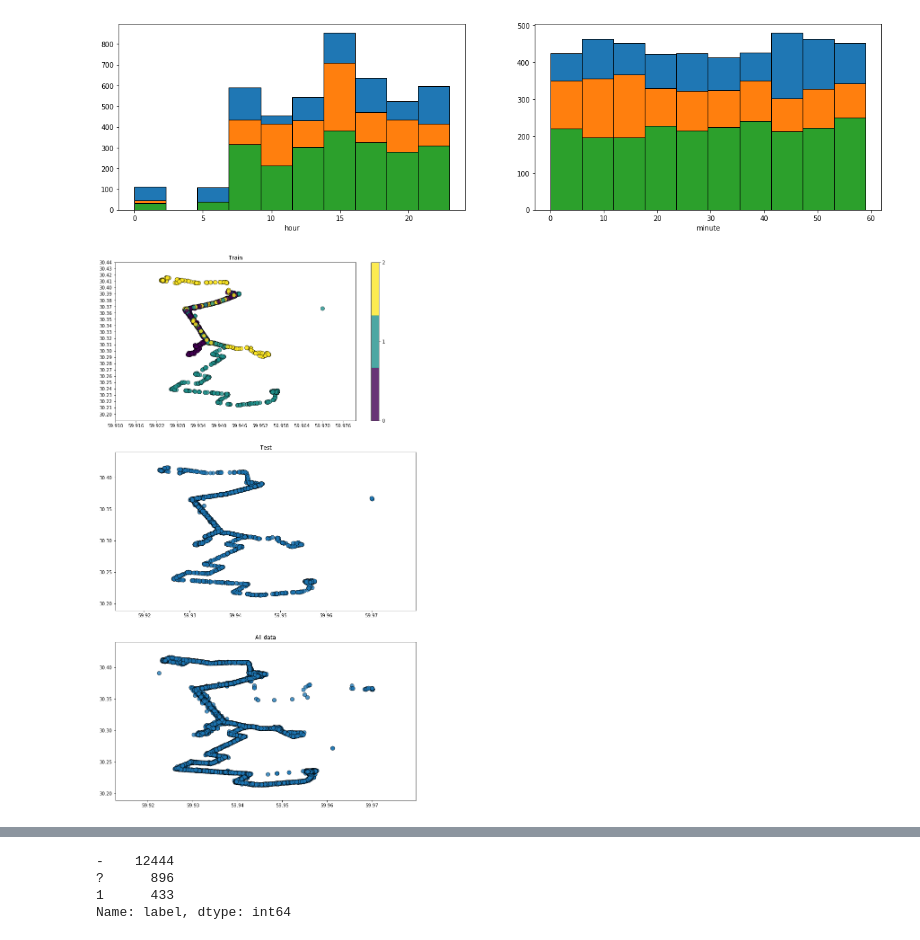
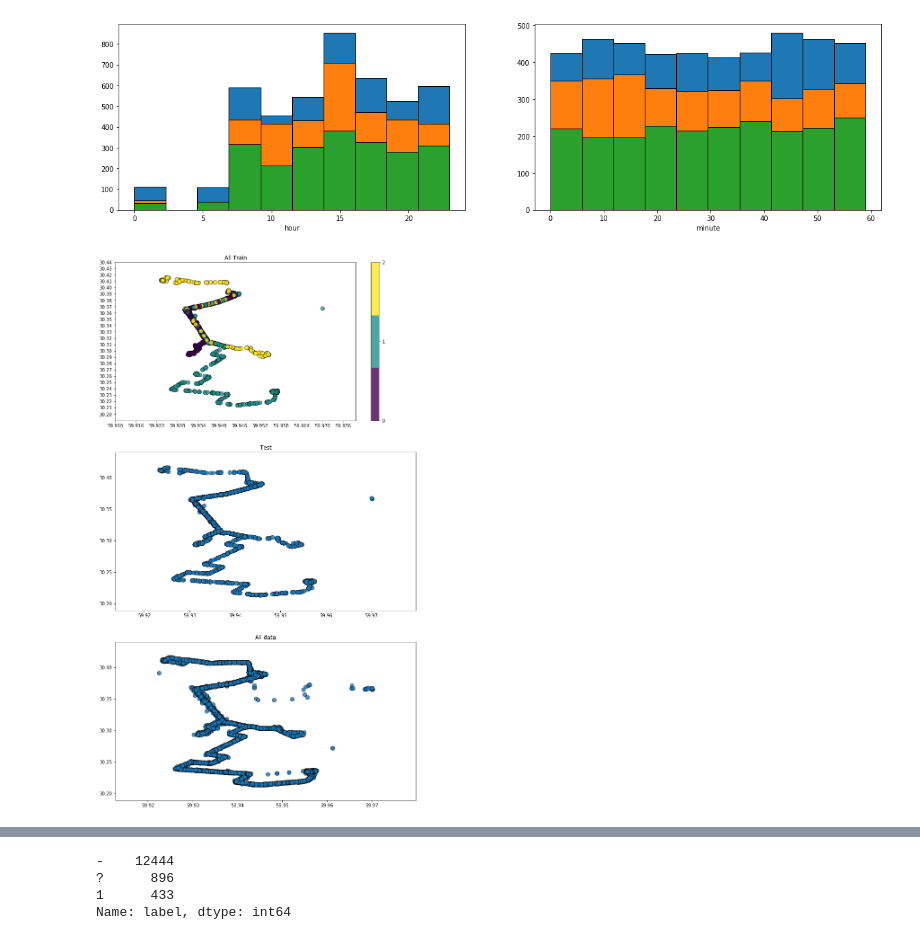
Before and after one commit to default2406/ML-PM-PU, a Jupyter notebook: transport classification.ipynb, the cells around one changed output, grey strips where cells are left out. Drawn from its saved outputs; the diff is of its cells as text; code cells hidden in the pictures.

```diff
--- a/transport classification.ipynb
+++ b/transport classification.ipynb
@@ -28,10 +29,10 @@ def add_real_time(df):
     df['trans_time'] = df['trans_ts'].apply(datetime.fromtimestamp)
 # %%
 def get_train_test_df(df):
-    train_df = df[(data['label'] != '?') & (data['label'] != '-')].reset_index(drop=True)
-    test_df = df[data['label'] == '?'].reset_index(drop=True)
+    train_df = df[(df['label'] != '?') & (df['label'] != '-')].reset_index(drop=True)
+    test_df = df[df['label'] == '?'].reset_index(drop=True)
+    train_df['label'] = train_df['label'].astype(int)
     y_train = train_df['label'].values.astype(int)
-    train_df.drop('label', axis=1, inplace=True)
     test_df.drop('label', axis=1, inplace=True)
     return train_df, y_train, test_df
 # %%
@@ -49,6 +50,6 @@ data.shape
 # %% [output]
 (58665, 5)
 # %%
-train_data, y_train, test_data = get_train_test_df(data)
-train_data.head()
+labeled_data, labels, test_data = get_train_test_df(data)
+labeled_data.head()
 # %% [output]
@@ -173,24 +194,24 @@ plt.xlabel('minute');
 # %%
 fig = plt.figure(figsize=(12, 22))
 
 fig.add_subplot(3, 1, 1)
-coordinates = train_data[['lat', 'log']].values
+coordinates = labeled_data[['lat', 'log']].values
 cmap = plt.get_cmap('viridis', 3)
-plt.scatter(coordinates[:,0], coordinates[:,1], c=y_train, edgecolors='black', linewidth=0.6, alpha=0.8, s=80,
+plt.scatter(coordinates[:,0], coordinates[:,1], c=labels, edgecolors='black', linewidth=0.6, alpha=0.8, s=80,
             cmap=cmap)
 plt.colorbar(ticks=[0, 1, 2])
-plt.title('Train')
+plt.title('All Train')
 plt.yticks(np.arange(30.2, 30.45, 0.01))
 plt.xticks(np.arange(59.91, 59.98, 0.006))
 
 
 fig.add_subplot(3, 1, 2)
 plt.scatter(test_data['lat'], test_data['log'], edgecolors='black', linewidth=0.6, alpha=0.8, s=80)
 plt.title('Test')
 
 
 fig.add_subplot(3, 1, 3)
 plt.scatter(data['lat'], data['log'], edgecolors='black', linewidth=0.6, alpha=0.8, s=80)
 plt.title('All data');
 # %% [output]
-[figure, old version]
+[figure, new version]
```
Also changed, not shown: parts of 113 cells of this notebook.
